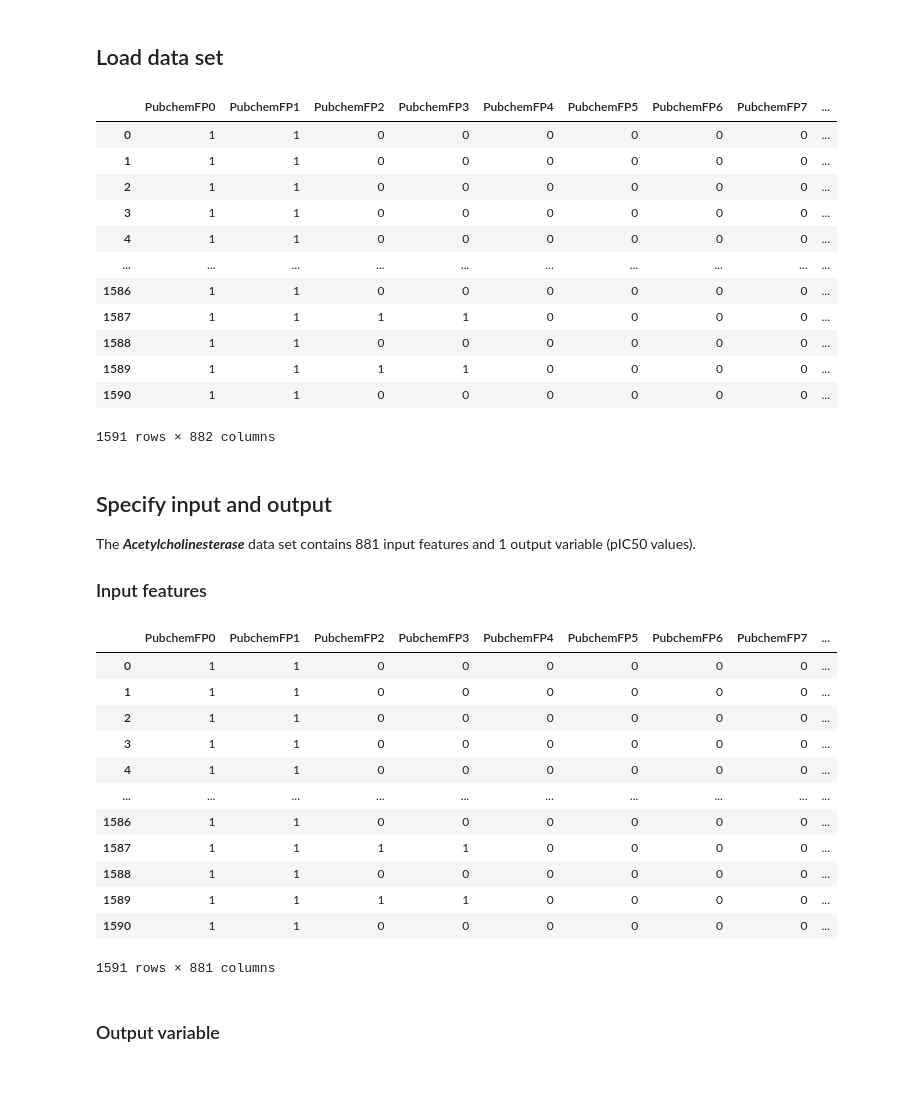
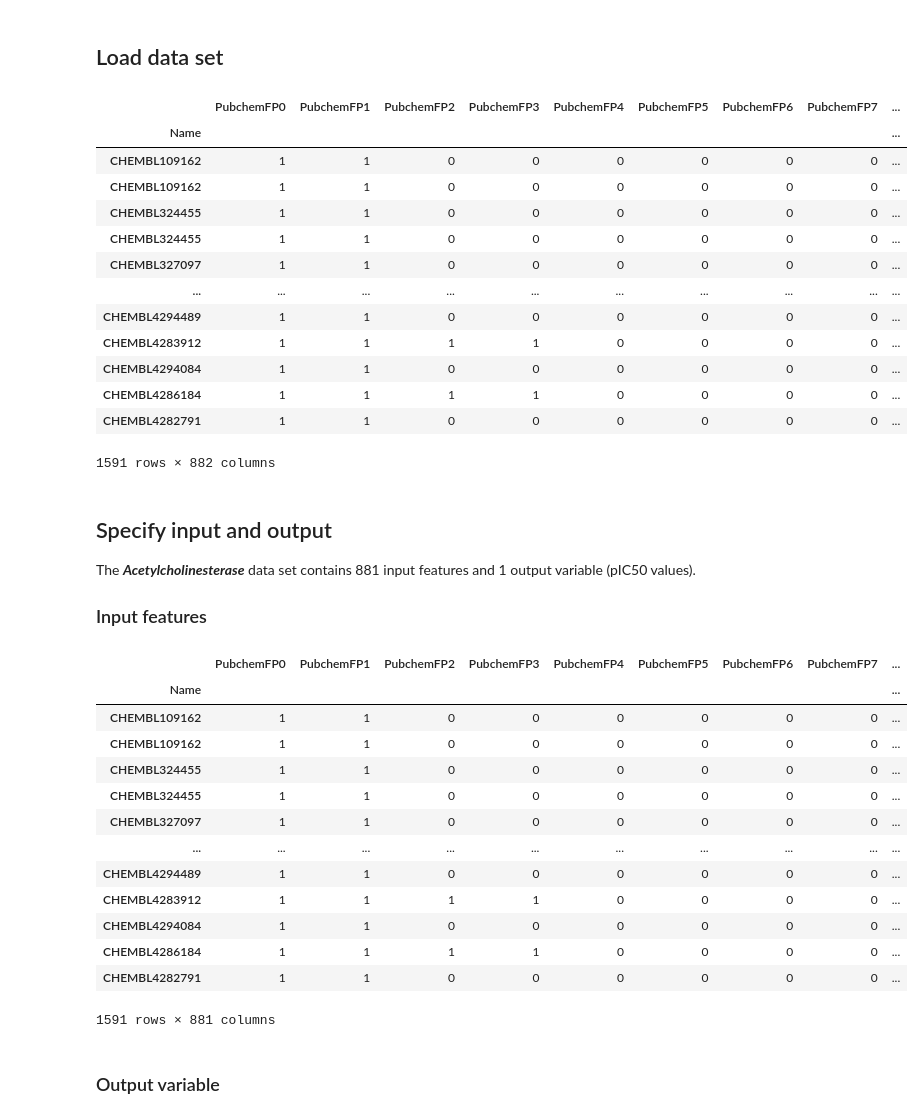
Before and after one commit to ekwok/drug-discovery, a Jupyter notebook: Part4_BuildMachineLearningModel.ipynb, the cells around one changed output. Saved outputs shown, nothing was run; the diff lists cells and outputs as text; code cells hidden in the pictures; blank space fills up the shorter version.

```diff
--- a/Part4_BuildMachineLearningModel.ipynb
+++ b/Part4_BuildMachineLearningModel.ipynb
@@ -17,21 +17,23 @@ from sklearn.ensemble import RandomForestRegressor
 # %% [markdown]
 ## Load data set
 # %%
-df = pd.read_csv('influenza_a_pIC50_pubchem_fp.csv')
+df = pd.read_csv('influenza_a_pIC50_pubchem_fp.csv', index_col='Name')
+compound_names = df.index  # Save index for later use
 df
 # %% [output]
 |  | PubchemFP0 | PubchemFP1 | PubchemFP2 | PubchemFP3 | PubchemFP4 | PubchemFP5 | PubchemFP6 | PubchemFP7 | ... |
-| 0 | 1 | 1 | 0 | 0 | 0 | 0 | 0 | 0 | ... |
-| 1 | 1 | 1 | 0 | 0 | 0 | 0 | 0 | 0 | ... |
-| 2 | 1 | 1 | 0 | 0 | 0 | 0 | 0 | 0 | ... |
-| 3 | 1 | 1 | 0 | 0 | 0 | 0 | 0 | 0 | ... |
-| 4 | 1 | 1 | 0 | 0 | 0 | 0 | 0 | 0 | ... |
+| Name |  |  |  |  |  |  |  |  | ... |
+| CHEMBL109162 | 1 | 1 | 0 | 0 | 0 | 0 | 0 | 0 | ... |
+| CHEMBL109162 | 1 | 1 | 0 | 0 | 0 | 0 | 0 | 0 | ... |
+| CHEMBL324455 | 1 | 1 | 0 | 0 | 0 | 0 | 0 | 0 | ... |
+| CHEMBL324455 | 1 | 1 | 0 | 0 | 0 | 0 | 0 | 0 | ... |
+| CHEMBL327097 | 1 | 1 | 0 | 0 | 0 | 0 | 0 | 0 | ... |
 | ... | ... | ... | ... | ... | ... | ... | ... | ... | ... |
-| 1586 | 1 | 1 | 0 | 0 | 0 | 0 | 0 | 0 | ... |
-| 1587 | 1 | 1 | 1 | 1 | 0 | 0 | 0 | 0 | ... |
-| 1588 | 1 | 1 | 0 | 0 | 0 | 0 | 0 | 0 | ... |
-| 1589 | 1 | 1 | 1 | 1 | 0 | 0 | 0 | 0 | ... |
-| 1590 | 1 | 1 | 0 | 0 | 0 | 0 | 0 | 0 | ... |
+| CHEMBL4294489 | 1 | 1 | 0 | 0 | 0 | 0 | 0 | 0 | ... |
+| CHEMBL4283912 | 1 | 1 | 1 | 1 | 0 | 0 | 0 | 0 | ... |
+| CHEMBL4294084 | 1 | 1 | 0 | 0 | 0 | 0 | 0 | 0 | ... |
+| CHEMBL4286184 | 1 | 1 | 1 | 1 | 0 | 0 | 0 | 0 | ... |
+| CHEMBL4282791 | 1 | 1 | 0 | 0 | 0 | 0 | 0 | 0 | ... |
 1591 rows × 882 columns
 # %% [markdown]
 ## Specify input and output
@@ -43,17 +45,18 @@ X = df.drop(columns=['pIC50'])
 X
 # %% [output]
 |  | PubchemFP0 | PubchemFP1 | PubchemFP2 | PubchemFP3 | PubchemFP4 | PubchemFP5 | PubchemFP6 | PubchemFP7 | ... |
-| 0 | 1 | 1 | 0 | 0 | 0 | 0 | 0 | 0 | ... |
-| 1 | 1 | 1 | 0 | 0 | 0 | 0 | 0 | 0 | ... |
-| 2 | 1 | 1 | 0 | 0 | 0 | 0 | 0 | 0 | ... |
-| 3 | 1 | 1 | 0 | 0 | 0 | 0 | 0 | 0 | ... |
-| 4 | 1 | 1 | 0 | 0 | 0 | 0 | 0 | 0 | ... |
+| Name |  |  |  |  |  |  |  |  | ... |
+| CHEMBL109162 | 1 | 1 | 0 | 0 | 0 | 0 | 0 | 0 | ... |
+| CHEMBL109162 | 1 | 1 | 0 | 0 | 0 | 0 | 0 | 0 | ... |
+| CHEMBL324455 | 1 | 1 | 0 | 0 | 0 | 0 | 0 | 0 | ... |
+| CHEMBL324455 | 1 | 1 | 0 | 0 | 0 | 0 | 0 | 0 | ... |
+| CHEMBL327097 | 1 | 1 | 0 | 0 | 0 | 0 | 0 | 0 | ... |
 | ... | ... | ... | ... | ... | ... | ... | ... | ... | ... |
-| 1586 | 1 | 1 | 0 | 0 | 0 | 0 | 0 | 0 | ... |
-| 1587 | 1 | 1 | 1 | 1 | 0 | 0 | 0 | 0 | ... |
-| 1588 | 1 | 1 | 0 | 0 | 0 | 0 | 0 | 0 | ... |
-| 1589 | 1 | 1 | 1 | 1 | 0 | 0 | 0 | 0 | ... |
-| 1590 | 1 | 1 | 0 | 0 | 0 | 0 | 0 | 0 | ... |
+| CHEMBL4294489 | 1 | 1 | 0 | 0 | 0 | 0 | 0 | 0 | ... |
+| CHEMBL4283912 | 1 | 1 | 1 | 1 | 0 | 0 | 0 | 0 | ... |
+| CHEMBL4294084 | 1 | 1 | 0 | 0 | 0 | 0 | 0 | 0 | ... |
+| CHEMBL4286184 | 1 | 1 | 1 | 1 | 0 | 0 | 0 | 0 | ... |
+| CHEMBL4282791 | 1 | 1 | 0 | 0 | 0 | 0 | 0 | 0 | ... |
 1591 rows × 881 columns
 # %% [markdown]
 ### Output variable
```
Also changed, not shown: parts of 8 cells of this notebook, 4 other files.
